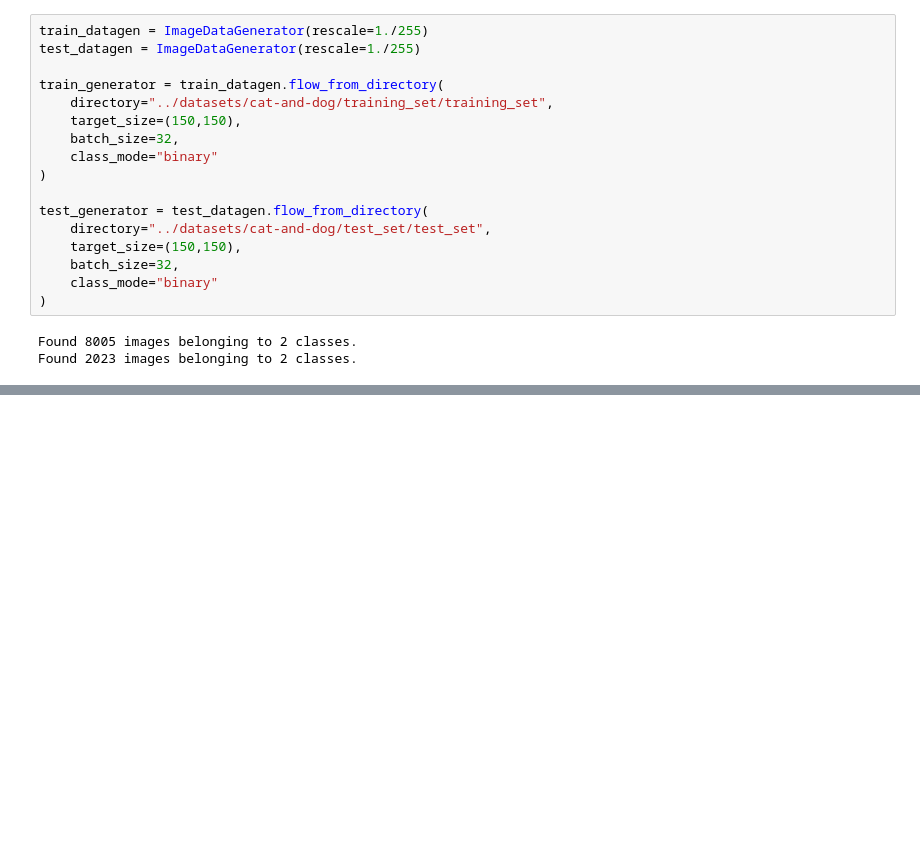
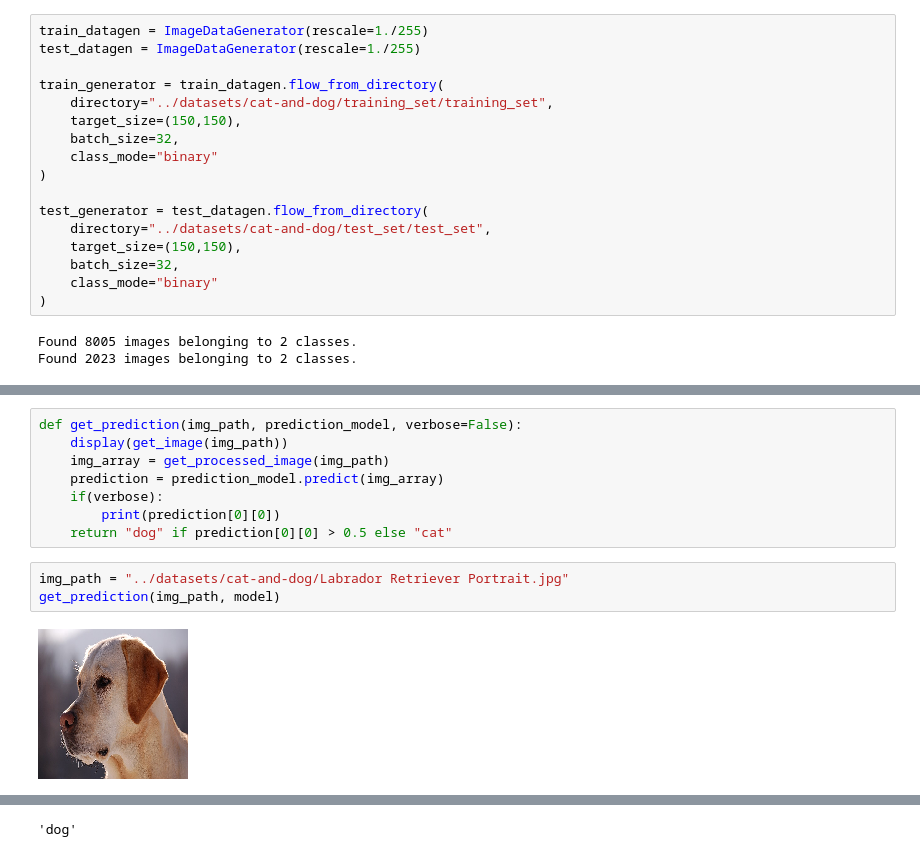
Before and after one commit to blogbydev/eye-for-blind, a Jupyter notebook: notebook/cnn.ipynb, the cells around one changed output, grey strips where cells are left out. Drawn from its saved outputs; the diff is of its cells as text; blank space fills up the shorter version.

```diff
--- a/notebook/cnn.ipynb
+++ b/notebook/cnn.ipynb
@@ -237,0 +246,13 @@ Epoch 10/10
+# %%
+def get_prediction(img_path, prediction_model, verbose=False):
+    display(get_image(img_path))
+    img_array = get_processed_image(img_path)
+    prediction = prediction_model.predict(img_array)
+    if(verbose):
+        print(prediction[0][0])
+    return "dog" if prediction[0][0] > 0.5 else "cat"
+# %%
+img_path = "../datasets/cat-and-dog/Labrador Retriever Portrait.jpg"
+get_prediction(img_path, model)
+# %% [output]
+[figure, added]
@@ -237,0 +260 @@ Epoch 10/10
+'dog'
```
Also changed, not shown: parts of 4 cells of this notebook, 4 other files.
